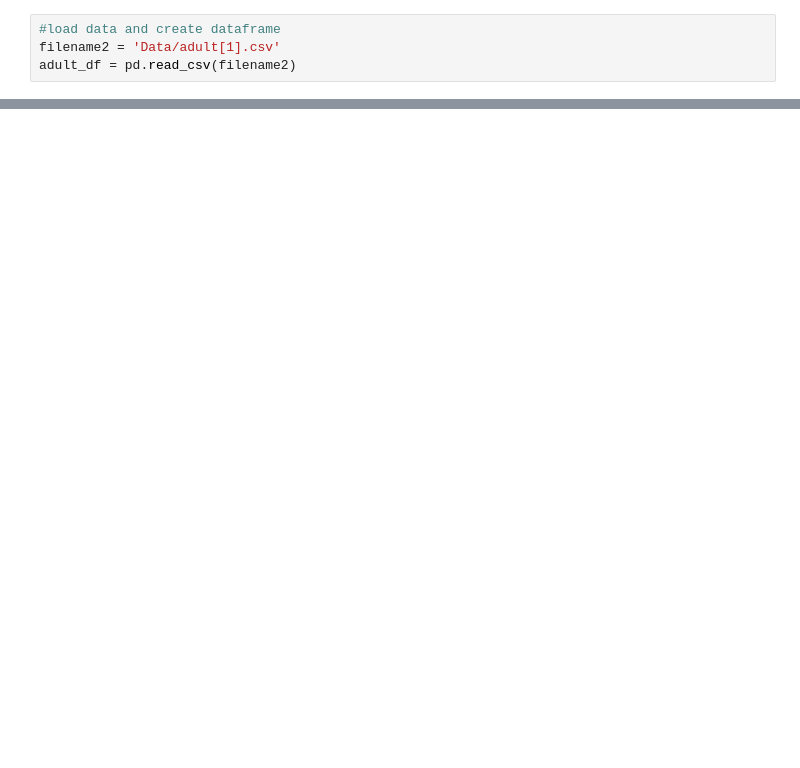
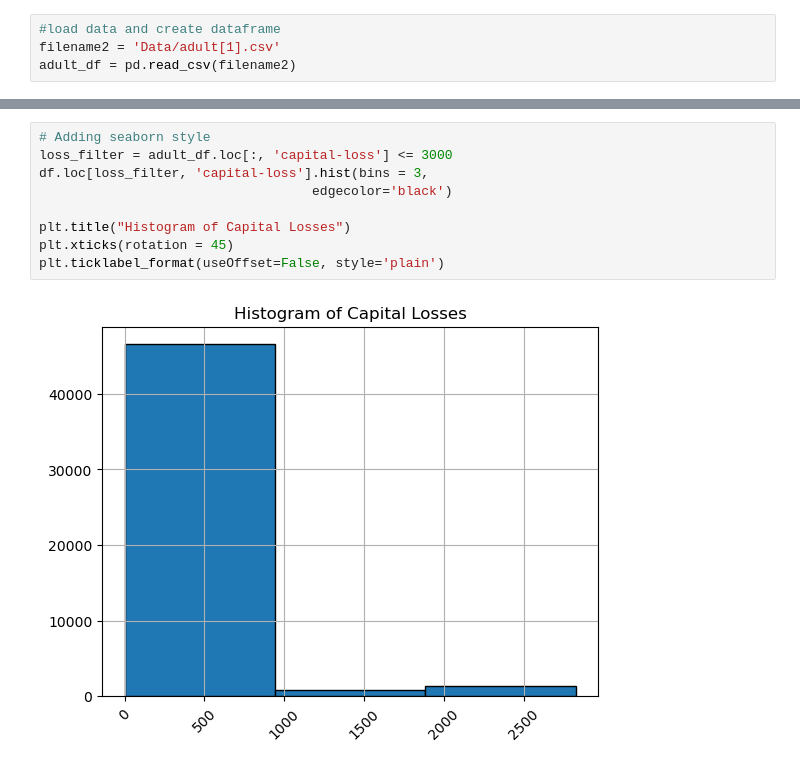
Before and after one commit to Elispreng/Census_1990, a Jupyter notebook: Visuals and Data Exploration.ipynb, the cells around one changed output, grey strips where cells are left out. Saved outputs shown, nothing was run; the diff lists cells and outputs as text; blank space fills up the shorter version.

```diff
--- a/Visuals and Data Exploration.ipynb
+++ b/Visuals and Data Exploration.ipynb
@@ -47,0 +330,11 @@ adult_df = pd.read_csv(filename2)
+# %%
+# Adding seaborn style
+loss_filter = adult_df.loc[:, 'capital-loss'] <= 3000
+df.loc[loss_filter, 'capital-loss'].hist(bins = 3,
+                                   edgecolor='black')
+
+plt.title("Histogram of Capital Losses")
+plt.xticks(rotation = 45)
+plt.ticklabel_format(useOffset=False, style='plain')
+# %% [output]
+[figure, added]
```
Also changed, not shown: parts of 27 cells of this notebook, 6 other files.
